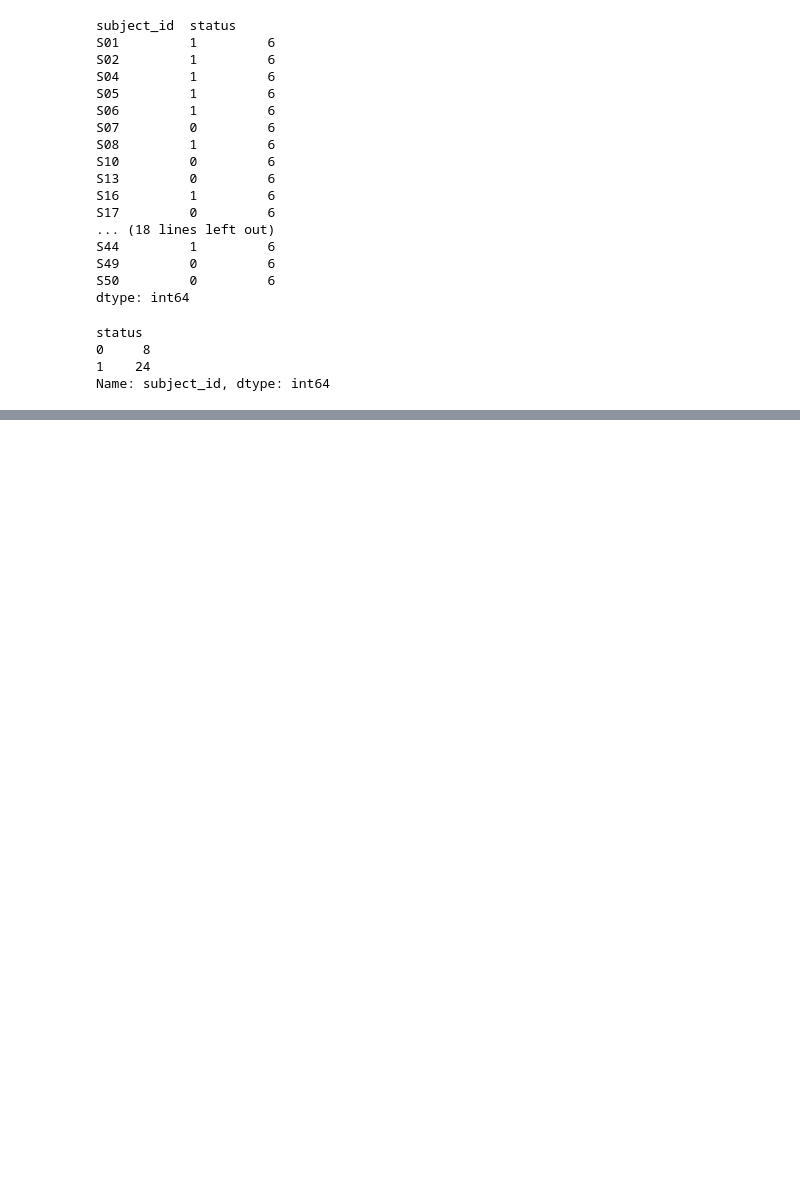
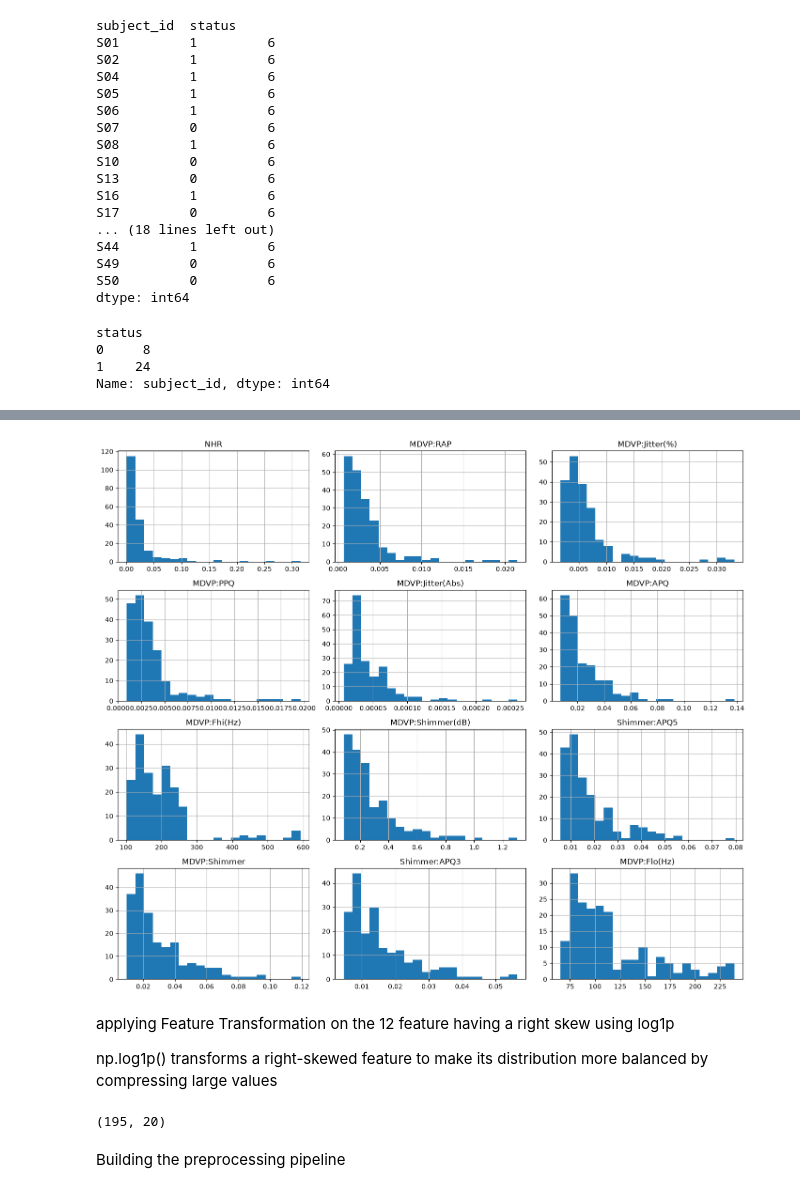
Before and after one commit to Aadiie/Parkinson_Prediction, a Jupyter notebook: notebooks/01_data_exploration.ipynb, the cells around one changed output, grey strips where cells are left out. Saved outputs shown, nothing was run; the diff lists cells and outputs as text; code cells hidden in the pictures; blank space fills up the shorter version.

Commit message:
Preprocessing pipeline and baseline

```diff
--- a/notebooks/01_data_exploration.ipynb
+++ b/notebooks/01_data_exploration.ipynb
@@ -264,0 +589,9 @@ Name: subject_id, dtype: int64
+# %%
+# Dropping Jitter DDP and Shimmer DDA as they are
+# mathematically derieved from Shimmer:APQ3 and MDVP RAP respectively
+# (multiples of 3 )
+
+feature_cols = feature_cols.drop (
+    columns = ["Jitter:DDP", "Shimmer:DDA"]
+)
+feature_cols.shape
@@ -264,0 +600,3 @@ Name: subject_id, dtype: int64
+# %%
+skewness = feature_cols.skew().sort_values(ascending = False )
+skewness
@@ -264,0 +621,3 @@ Name: subject_id, dtype: int64
+# %%
+skewed_features = skewness[skewness.abs() > 1]
+skewed_features
@@ -264,0 +653,20 @@ Name: subject_id, dtype: int64
+# %%
+feature_cols[skewed_features.index].hist (
+    figsize = (14,12),
+    bins = 20
+)
+
+plt.tight_layout()
+plt.show()
+# %% [output]
+[figure, added]
+# %% [markdown]
+applying Feature Transformation on the 12 feature having a right skew using log1p
+
+np.log1p() transforms a right-skewed feature to make its distribution more balanced by compressing large values
+# %%
+feature_cols.shape
+# %% [output]
+(195, 20)
+# %% [markdown]
+Building the preprocessing pipeline
```
Also changed, not shown: parts of 55 cells of this notebook, 2 other files.
